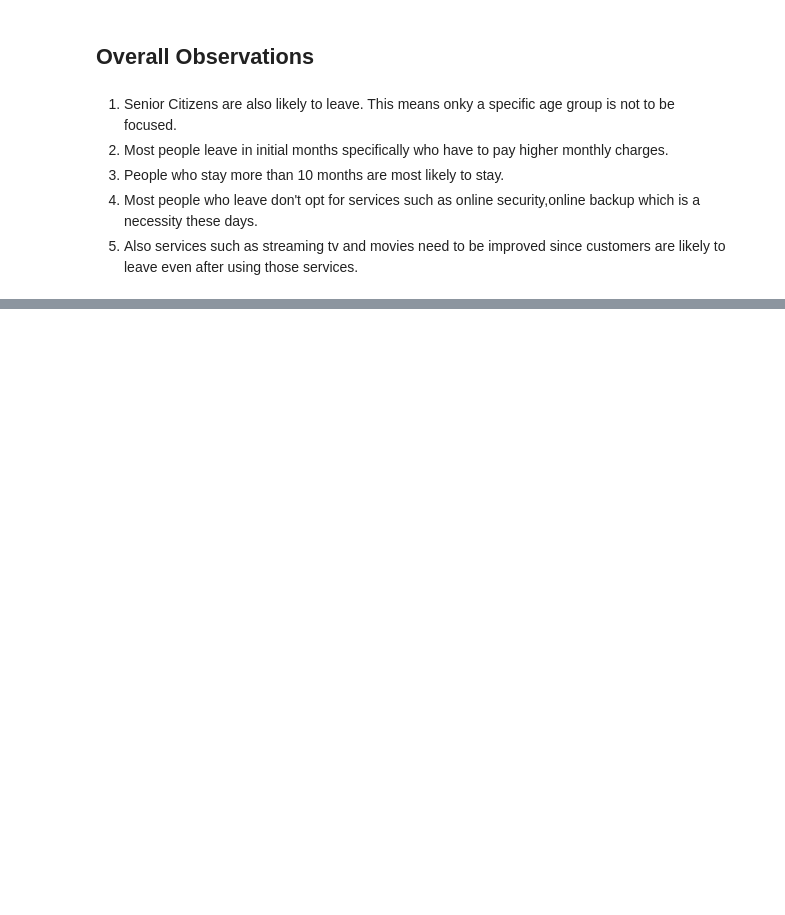
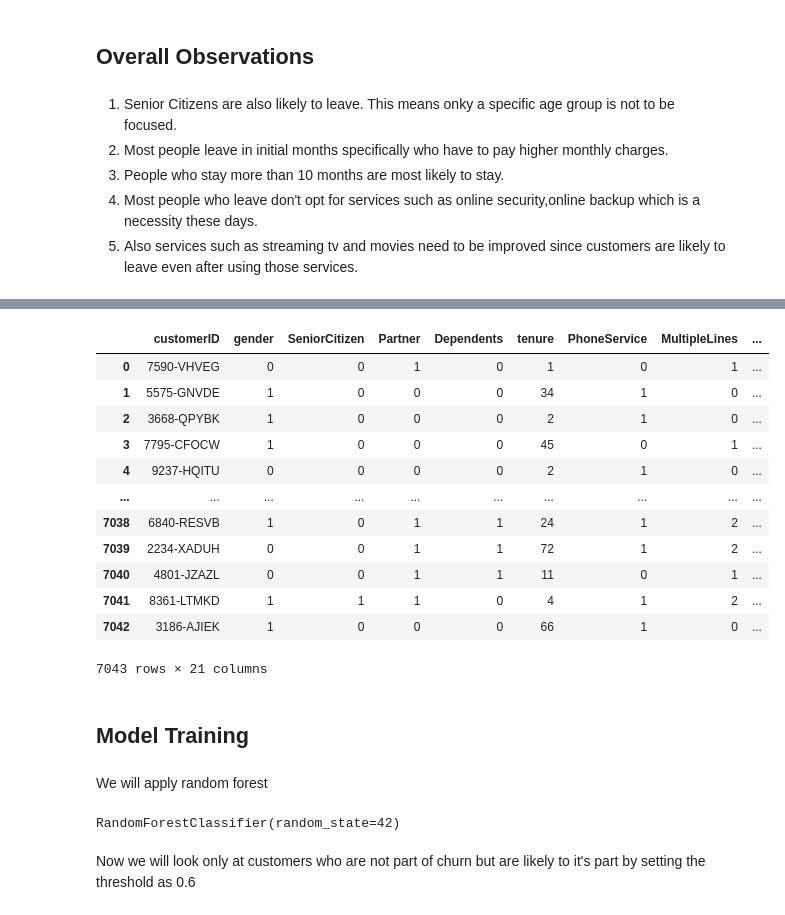
Before and after one commit to AabharanGupta/CustomerChurnAnalysis, a Jupyter notebook: Project.ipynb, the cells around one changed output, grey strips where cells are left out. Saved outputs shown, nothing was run; the diff lists cells and outputs as text; code cells hidden in the pictures; blank space fills up the shorter version.

Commit message:
model

```diff
--- a/Project.ipynb
+++ b/Project.ipynb
@@ -554,0 +564,9 @@ This might be happening as most people leave in the initial months of taking ser
+# %%
+df.drop(['Churn_Encoded','Churn_numeric'],axis=1,inplace=True)
+# %%
+catcol=[]
+for col in df.columns:
+    if df[col].dtype=='object':
+        catcol.append(col)
+catcol.remove('customerID')
+catcol
@@ -554,0 +590,33 @@ This might be happening as most people leave in the initial months of taking ser
+# %%
+for col in catcol:
+    df[col] = LabelEncoder().fit_transform(df[col])
+df
+# %% [output]
+|  | customerID | gender | SeniorCitizen | Partner | Dependents | tenure | PhoneService | MultipleLines | ... |
+| 0 | 7590-VHVEG | 0 | 0 | 1 | 0 | 1 | 0 | 1 | ... |
+| 1 | 5575-GNVDE | 1 | 0 | 0 | 0 | 34 | 1 | 0 | ... |
+| 2 | 3668-QPYBK | 1 | 0 | 0 | 0 | 2 | 1 | 0 | ... |
+| 3 | 7795-CFOCW | 1 | 0 | 0 | 0 | 45 | 0 | 1 | ... |
+| 4 | 9237-HQITU | 0 | 0 | 0 | 0 | 2 | 1 | 0 | ... |
+| ... | ... | ... | ... | ... | ... | ... | ... | ... | ... |
+| 7038 | 6840-RESVB | 1 | 0 | 1 | 1 | 24 | 1 | 2 | ... |
+| 7039 | 2234-XADUH | 0 | 0 | 1 | 1 | 72 | 1 | 2 | ... |
+| 7040 | 4801-JZAZL | 0 | 0 | 1 | 1 | 11 | 0 | 1 | ... |
+| 7041 | 8361-LTMKD | 1 | 1 | 1 | 0 | 4 | 1 | 2 | ... |
+| 7042 | 3186-AJIEK | 1 | 0 | 0 | 0 | 66 | 1 | 0 | ... |
+7043 rows × 21 columns
+# %% [markdown]
+## Model Training
+# %% [markdown]
+We will apply random forest
+# %%
+X = df.drop(['Churn','customerID'], axis=1)
+y = df['Churn']
+
+X_train, X_test, y_train, y_test = train_test_split(X, y, test_size=0.2, random_state=42)
+model = RandomForestClassifier(n_estimators=100, random_state=42)
+model.fit(X_train, y_train)
+# %% [output]
+RandomForestClassifier(random_state=42)
+# %% [markdown]
+Now we will look only at customers who are not part of churn but are likely to it's part by setting the threshold as 0.6
```
Also changed, not shown: parts of 12 cells of this notebook.
